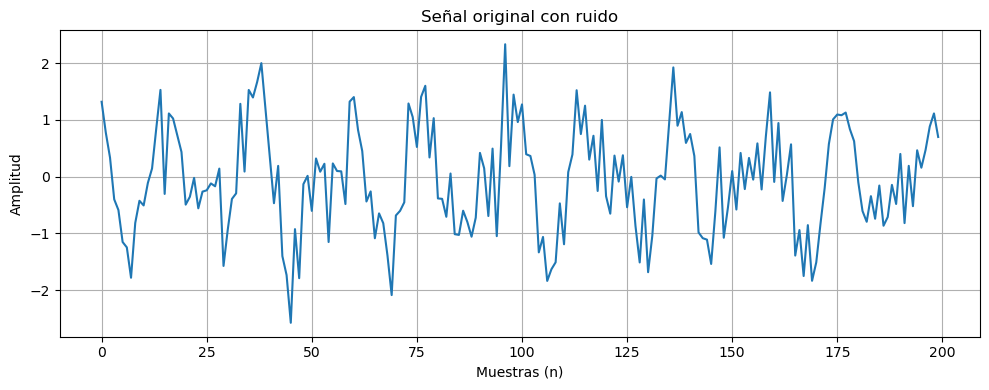
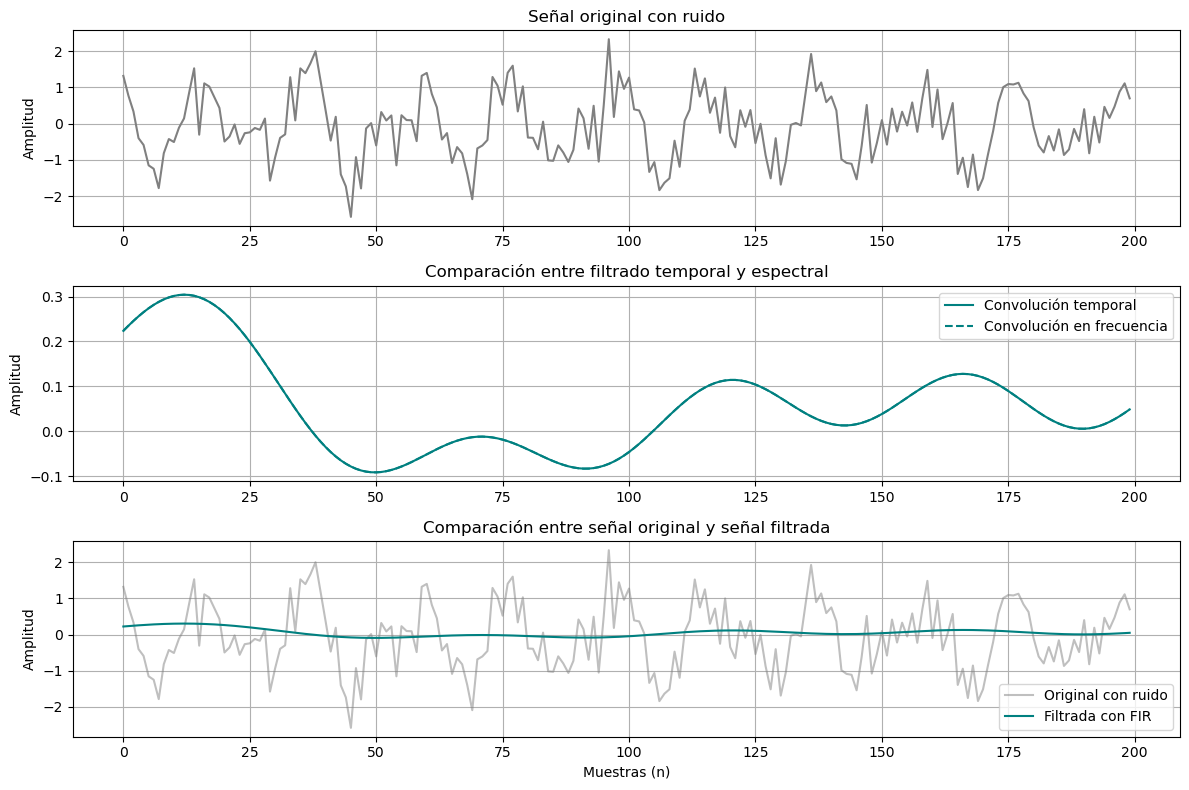
The change to this notebook cell's code, shown as a diff; its figure went from the first image to the second:
--- before
+++ after
@@ -15,30 +15,62 @@
 fin = delay + 200
 
-# 1) Señal original
-graficar_senales(
+# Graficamos
+fig, axes = plt.subplots(3, 1, figsize=(12, 8))
+
+# Señal original
+axes[0].plot(
     tonos_con_ruido[inicio:fin],
-    titulo="Señal original con ruido",
-    xlabel="Muestras (n)"
+    color="gray"
 )
 
+axes[0].set_title("Señal original con ruido")
+axes[0].set_ylabel("Amplitud")
+axes[0].grid(True)
 
-# 2) Comparación implementaciones
-graficar_senales(
-    [
-        y_fir_tiempo[inicio:fin],
-        y_fir_freq[inicio:fin]
-    ],
-    titulo="Comparación entre filtrado temporal y espectral",
-    xlabel="Muestras (n)"
+# Comparación de implementacione
+axes[1].plot(
+    y_fir_tiempo[inicio:fin],
+    label="Convolución temporal",
+    color="teal"
 )
 
+axes[1].plot(
+    y_fir_freq[inicio:fin],
+    "--",
+    label="Convolución en frecuencia",
+    color="teal"
+)
 
-# 3) Original vs filtrada
-graficar_senales(
-    [
-        tonos_con_ruido[inicio:fin],
-        y_fir_tiempo[inicio:fin]
-    ],
-    titulo="Comparación entre señal original y señal filtrada",
-    xlabel="Muestras (n)"
+axes[1].set_title(
+    "Comparación entre filtrado temporal y espectral"
 )
+
+axes[1].set_ylabel("Amplitud")
+axes[1].legend()
+axes[1].grid(True)
+
+# Señal original vs filtrada
+axes[2].plot(
+    tonos_con_ruido[inicio:fin],
+    label="Original con ruido",
+    color="gray",
+    alpha=0.5
+)
+
+axes[2].plot(
+    y_fir_tiempo[inicio:fin],
+    label="Filtrada con FIR",
+    color="teal"
+)
+
+axes[2].set_title(
+    "Comparación entre señal original y señal filtrada"
+)
+
+axes[2].set_xlabel("Muestras (n)")
+axes[2].set_ylabel("Amplitud")
+axes[2].legend()
+axes[2].grid(True)
+
+plt.tight_layout()
+plt.show()

Commit: Update notebook_grupo_5.ipynb